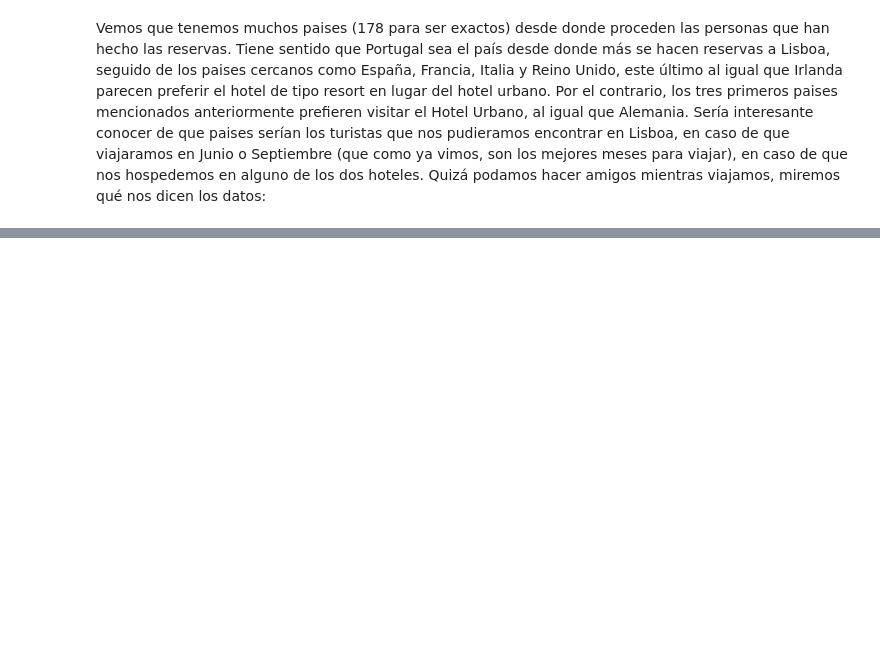
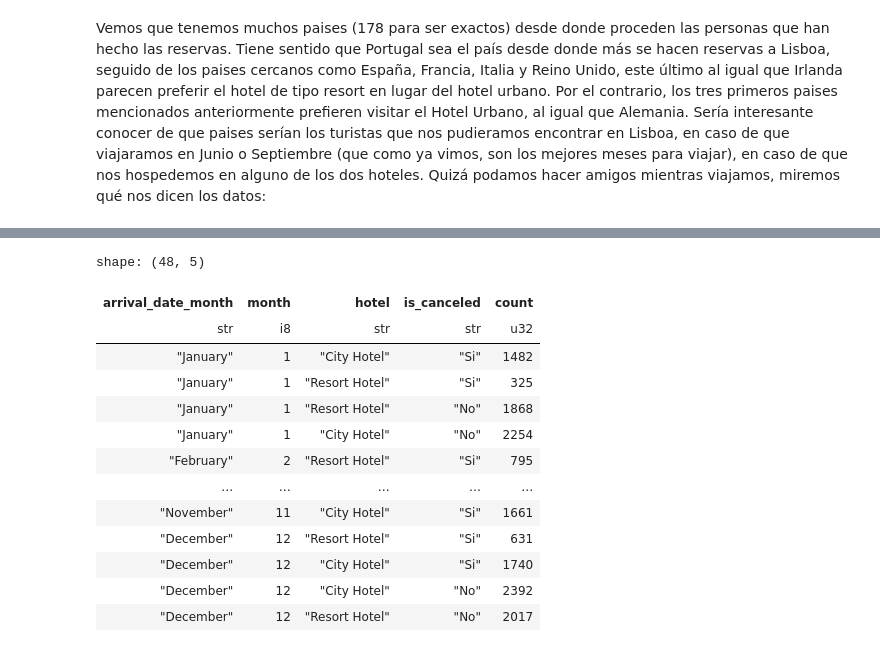
Before and after one commit to CarMoreno/carmoreno.github.io, a Jupyter notebook: _notebooks/2025-05-11-Data-storytelling-datos-hotel-ploty-python.ipynb, the cells around one changed output, grey strips where cells are left out. Saved outputs shown, nothing was run; the diff lists cells and outputs as text; code cells hidden in the pictures; blank space fills up the shorter version.

```diff
--- a/_notebooks/2025-05-11-Data-storytelling-datos-hotel-ploty-python.ipynb
+++ b/_notebooks/2025-05-11-Data-storytelling-datos-hotel-ploty-python.ipynb
@@ -282,0 +227,24 @@ fig.show()
+# %%
+reservas_canceladas_por_mes = (
+    reservas_canceladas
+        .group_by("arrival_date_month", "month", "hotel", "is_canceled")
+        .agg(pl.col("country").count())
+        .rename({"country": "count"})
+        .sort(by="month")
+)
+reservas_canceladas_por_mes
+# %% [output]
+shape: (48, 5)
+| arrival_date_month | month | hotel | is_canceled | count |
+| str | i8 | str | str | u32 |
+| "January" | 1 | "City Hotel" | "Si" | 1482 |
+| "January" | 1 | "Resort Hotel" | "Si" | 325 |
+| "January" | 1 | "Resort Hotel" | "No" | 1868 |
+| "January" | 1 | "City Hotel" | "No" | 2254 |
+| "February" | 2 | "Resort Hotel" | "Si" | 795 |
+| … | … | … | … | … |
+| "November" | 11 | "City Hotel" | "Si" | 1661 |
+| "December" | 12 | "Resort Hotel" | "Si" | 631 |
+| "December" | 12 | "City Hotel" | "Si" | 1740 |
+| "December" | 12 | "City Hotel" | "No" | 2392 |
+| "December" | 12 | "Resort Hotel" | "No" | 2017 |
```
Also changed, not shown: parts of 23 cells of this notebook, 2 other files.
